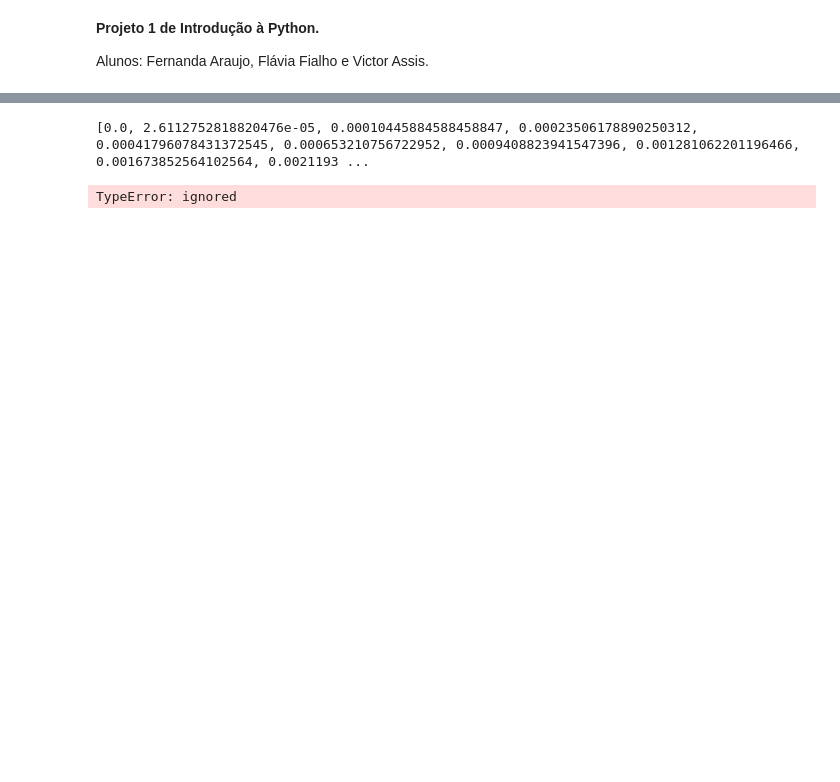
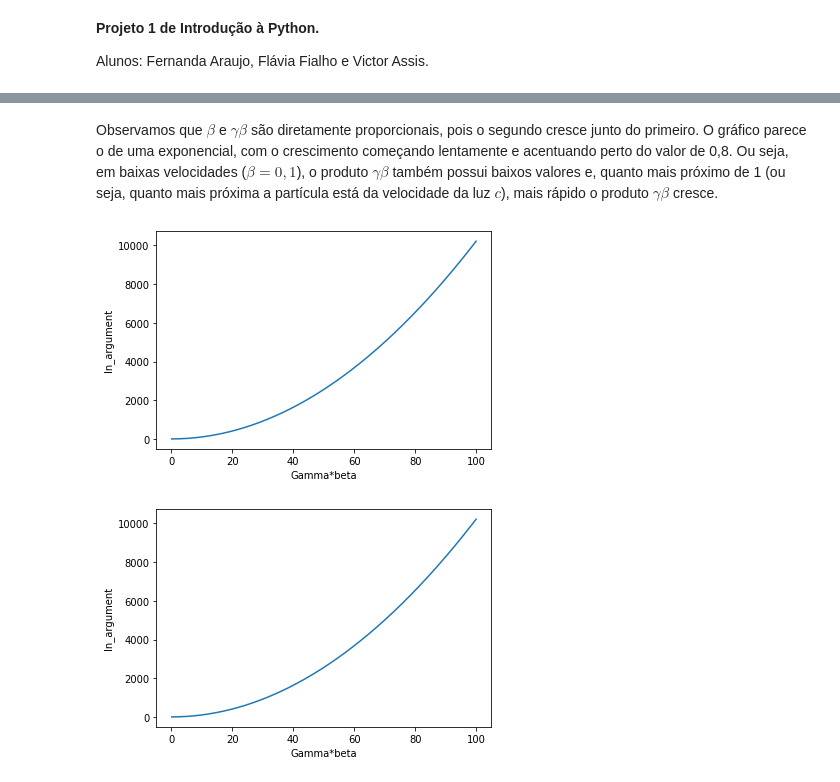
Before and after one commit to Victor17in/PythonCurso, a Jupyter notebook: Projeto_1_FernandaA_Flavia_Victor.ipynb, the cells around one changed output, grey strips where cells are left out. Saved outputs shown, nothing was run; the diff lists cells and outputs as text; code cells hidden in the pictures; blank space fills up the shorter version.

```diff
--- a/Projeto_1_FernandaA_Flavia_Victor.ipynb
+++ b/Projeto_1_FernandaA_Flavia_Victor.ipynb
@@ -147,19 +78,41 @@ ln_argumentprimeiro(gammabetalist, gammalist, betalist)
-# %%
-def ln_argumentonatural(gammabeta):
-  print(gammabetaquadradolist)
-  dadosdegammabeta = gammabetalist
-  dadosquadrados= gammabetaquadradolist
-
-  x1 = np.linspace(0.1,100,1000)             #intervalo de 0.1 a 100, com 1000 divisões
-  dadosdegammabeta = [gammabetalist[i] for i in x1]
-
-  plt.plot(x1,dadosdegammabeta,dadosquadrados)
-  plt.xlabel("gamma*beta")
-  plt.ylabel("(gamma*beta)**2")
-  plt.show()
-
-
-ln_argumentonatural(gammabetaquadradolist)
-# %% [output]
-[0.0, 2.6112752818820476e-05, 0.00010445884588458847, 0.00023506178890250312, 0.00041796078431372545, 0.000653210756722952, 0.0009408823941547396, 0.001281062201196466, 0.001673852564102564, 0.0021193 ...
-TypeError: ignored
+# %% [markdown]
+Observamos que $\beta$ e $\gamma \beta$ são diretamente proporcionais, pois o segundo cresce junto do primeiro. O gráfico parece o de uma exponencial, com o crescimento começando lentamente e acentuando perto do valor de 0,8. Ou seja, em baixas velocidades ($\beta = 0,1$), o produto $\gamma \beta$ também possui baixos valores e, quanto mais próximo de 1 (ou seja, quanto mais próxima a partícula está da velocidade da luz $c$), mais rápido o produto $\gamma \beta$ cresce.
+# %%
+#5
+# Constantes para o argumento do log natural da eq. de Bethe-Block
+m_ec2 = 0.5110 # MeV (Massa do elétron)
+I = 1 # MeV (Energia média de excitação)
+
+# Gráfico deve ser: ln_argument vs gamma*beta
+# Intervalo 0.1 até 100.
+N_intervals = 1000
+GammaBeta = np.linspace(0.1,100, N_intervals)
+ln_argument_list = []
+
+for element in GammaBeta:
+    value = 2*m_ec2*(element)**2/I
+    ln_argument_list.append(value)
+
+# Trace o argumento do log natural na equacao de Bethe-Block em uma função de γβ.
+plt.plot(GammaBeta,ln_argument_list)
+plt.xlabel("Gamma*beta")
+plt.ylabel("ln_argument")
+plt.show()
+
+# Definindo ln_argument
+# Qual deve ser o argumento da função? Gamma, Beta ou Gamma*Beta
+def ln_argument(gamma_beta):
+    """
+    Dado um valor de gamma_beta, produz um argumento do log natural da eq. de Bethe-Block
+    """
+    return 2*m_ec2*(gamma_beta)**2/I
+
+lnArgumentList = [ln_argument(gamma_beta) for gamma_beta in GammaBeta]
+
+plt.plot(GammaBeta,lnArgumentList)
+plt.xlabel("Gamma*beta")
+plt.ylabel("ln_argument")
+plt.show()
+# %% [output]
+[figure, added]
+[figure, added]
```
Also changed, not shown: parts of 10 cells of this notebook.
